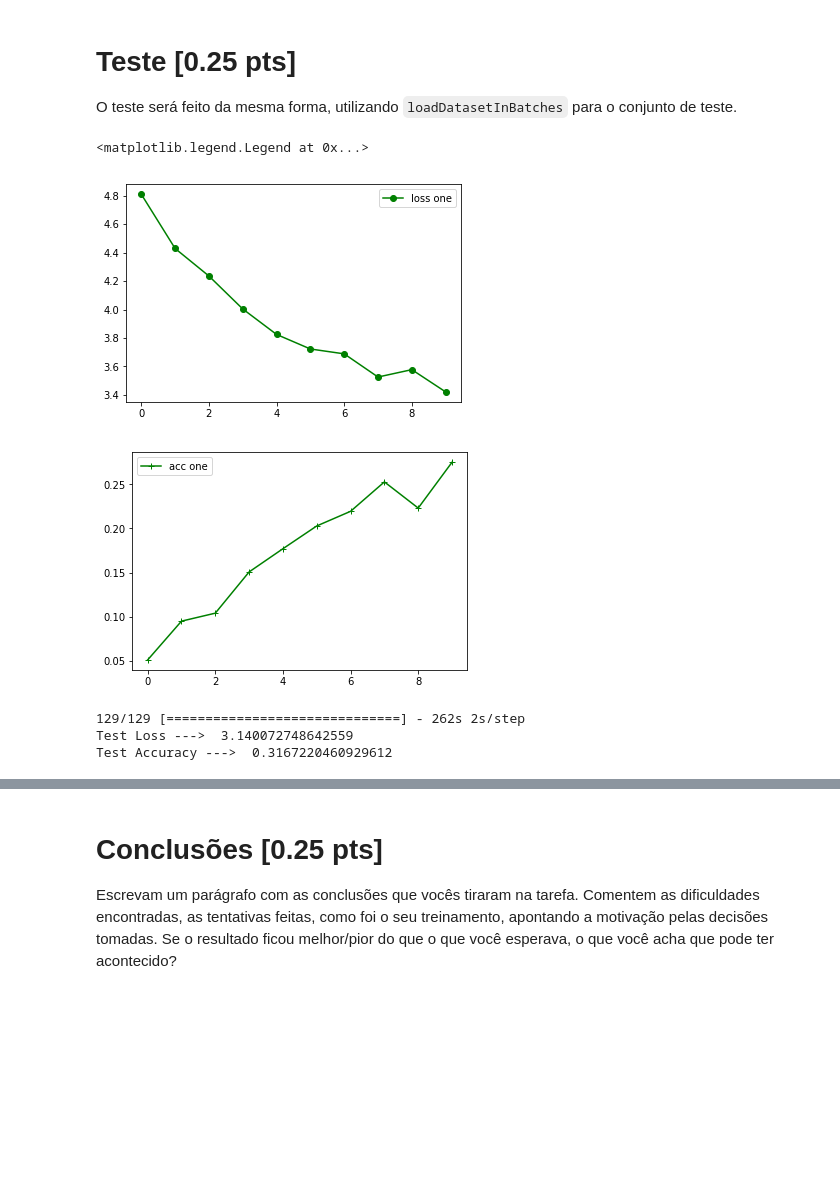
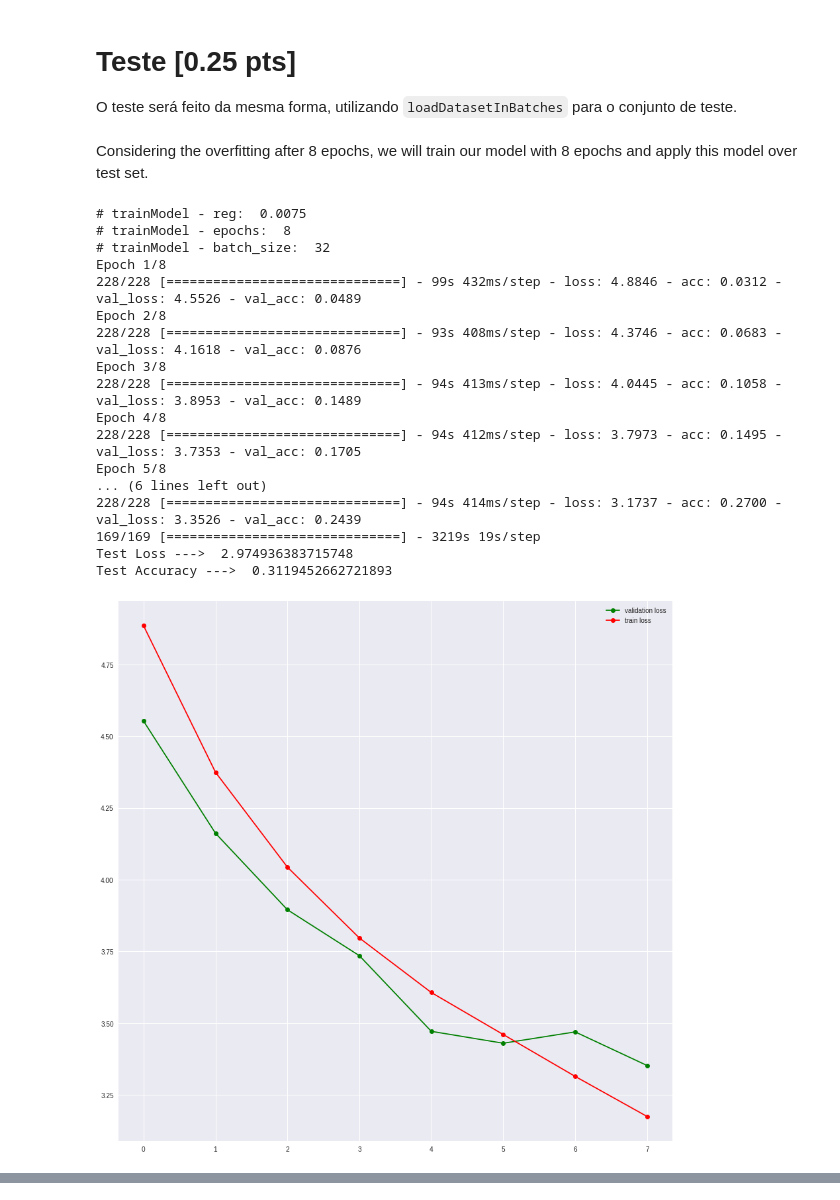
Before and after one commit to carlosefernandes/INF0718-trabalho3, a Jupyter notebook: Tarefa03.ipynb, the cells around one changed output, grey strips where cells are left out. Saved outputs shown, nothing was run; the diff lists cells and outputs as text; code cells hidden in the pictures; blank space fills up the shorter version.

```diff
--- a/Tarefa03.ipynb
+++ b/Tarefa03.ipynb
@@ -360,40 +544,37 @@ Epoch 10/10
 # %% [markdown]
 # Teste [0.25 pts]
 O teste será feito da mesma forma, utilizando `loadDatasetInBatches` para o conjunto de teste.
-# %%
-import pandas as pd
-
-def plot_loss_accuracy(history):
-    historydf = pd.DataFrame(history.history, index=history.epoch)
-    plt.figure(figsize=(8, 6))
-    historydf.plot(ylim=(0, max(1, historydf.values.max())))
-    loss = history.history['loss'][-1]
-    acc = history.history['acc'][-1]
-    plt.title('Loss: %.3f, Accuracy: %.3f' % (loss, acc))
-
-fig1, ax1 = plt.subplots()
-plt.plot(range(epochs),history.history['val_loss'],'go-', label='loss one')
-plt.legend()
-
-fig2, ax2 = plt.subplots() # two axes on figure
-plt.plot(range(epochs),history.history['val_acc'], '-g+',  label='acc one')
-plt.legend()
-# %% [output]
-<matplotlib.legend.Legend at 0x...>
-[figure, removed]
-[figure, removed]
+# %% [markdown]
+Considering the overfitting after 8 epochs, we will train our model with 8 epochs and apply this model over test set.
 # %%
+history, model = trainModel(0.0075, 8, 32)
+
 #Criação do generator p/ o conjunto de teste
-testGenerator = loadDatasetInBatches(split='test', batch_size=batch_size)
+testGenerator = loadDatasetInBatches(split='test', batch_size=32)
 
 #Teste
 metrics = model.evaluate_generator(testGenerator,
-                                   steps=int(testSetSize/batch_size),
+                                   steps=int(testSetSize/32),
                                    verbose=1)
 
 print("Test Loss ---> ", metrics[0])
 print("Test Accuracy ---> ", metrics[1])    #Test is balanced, so Acc is normalized
 # %% [output]
-129/129 [==============================] - 262s 2s/step
-Test Loss --->  3.140072748642559
-Test Accuracy --->  0.3167220460929612
+# trainModel - reg:  0.0075
+# trainModel - epochs:  8
+# trainModel - batch_size:  32
+Epoch 1/8
+228/228 [==============================] - 99s 432ms/step - loss: 4.8846 - acc: 0.0312 - val_loss: 4.5526 - val_acc: 0.0489
+Epoch 2/8
+228/228 [==============================] - 93s 408ms/step - loss: 4.3746 - acc: 0.0683 - val_loss: 4.1618 - val_acc: 0.0876
+Epoch 3/8
+228/228 [==============================] - 94s 413ms/step - loss: 4.0445 - acc: 0.1058 - val_loss: 3.8953 - val_acc: 0.1489
+Epoch 4/8
+228/228 [==============================] - 94s 412ms/step - loss: 3.7973 - acc: 0.1495 - val_loss: 3.7353 - val_acc: 0.1705
+Epoch 5/8
+... (6 lines left out)
+228/228 [==============================] - 94s 414ms/step - loss: 3.1737 - acc: 0.2700 - val_loss: 3.3526 - val_acc: 0.2439
+169/169 [==============================] - 3219s 19s/step
+Test Loss --->  2.974936383715748
+Test Accuracy --->  0.3119452662721893
+[figure, added]
@@ -400,3 +581,0 @@ Test Accuracy --->  0.3167220460929612
-# %% [markdown]
-# Conclusões  [0.25 pts]
-Escrevam um parágrafo com as conclusões que vocês tiraram na tarefa. Comentem as dificuldades encontradas, as tentativas feitas, como foi o seu treinamento, apontando a motivação pelas decisões tomadas. Se o resultado ficou melhor/pior do que o que você esperava, o que você acha que pode ter acontecido?
```
Also changed, not shown: parts of 18 cells of this notebook, 5 other files.
